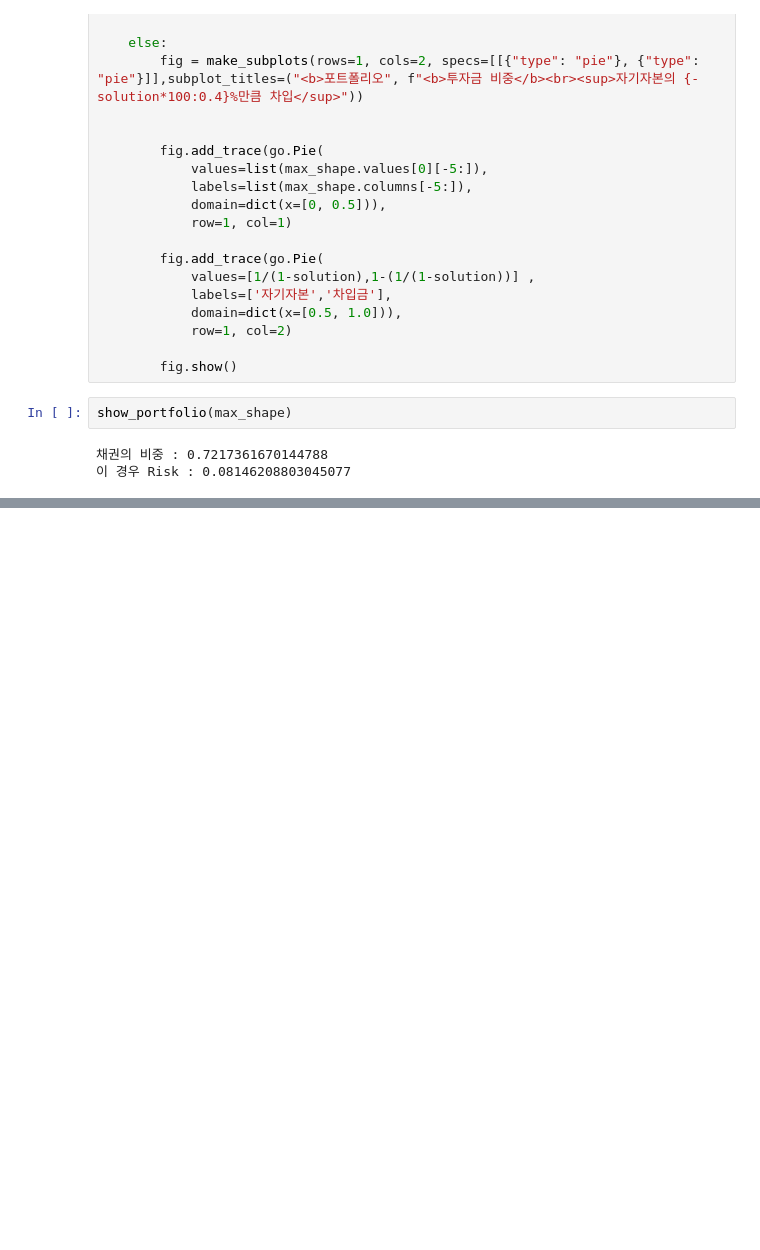
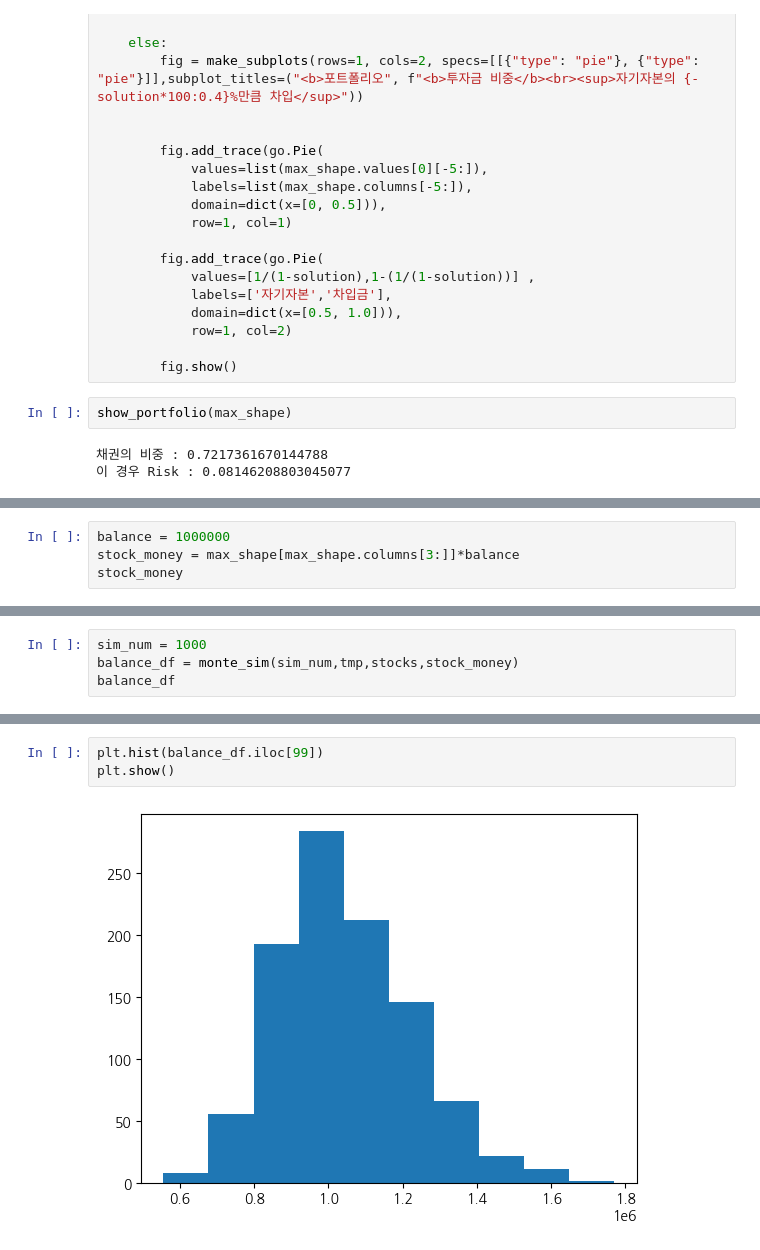
Before and after one commit to DanDanHeeWorld/to_upward, a Jupyter notebook: 포트폴리오구성+monte2.ipynb, the cells around one changed output, grey strips where cells are left out. Saved outputs shown, nothing was run; the diff lists cells and outputs as text; blank space fills up the shorter version.

```diff
--- a/포트폴리오구성+monte2.ipynb
+++ b/포트폴리오구성+monte2.ipynb
@@ -228,0 +268,4 @@ show_portfolio(max_shape)
+# %%
+balance = 1000000
+stock_money = max_shape[max_shape.columns[3:]]*balance
+stock_money
@@ -228,0 +275,4 @@ show_portfolio(max_shape)
+# %%
+sim_num = 1000
+balance_df = monte_sim(sim_num,tmp,stocks,stock_money)
+balance_df
@@ -228,0 +293,5 @@ show_portfolio(max_shape)
+# %%
+plt.hist(balance_df.iloc[99])
+plt.show()
+# %% [output]
+[figure, added]
```
Also changed, not shown: parts of 4 cells of this notebook, 1 other file.
